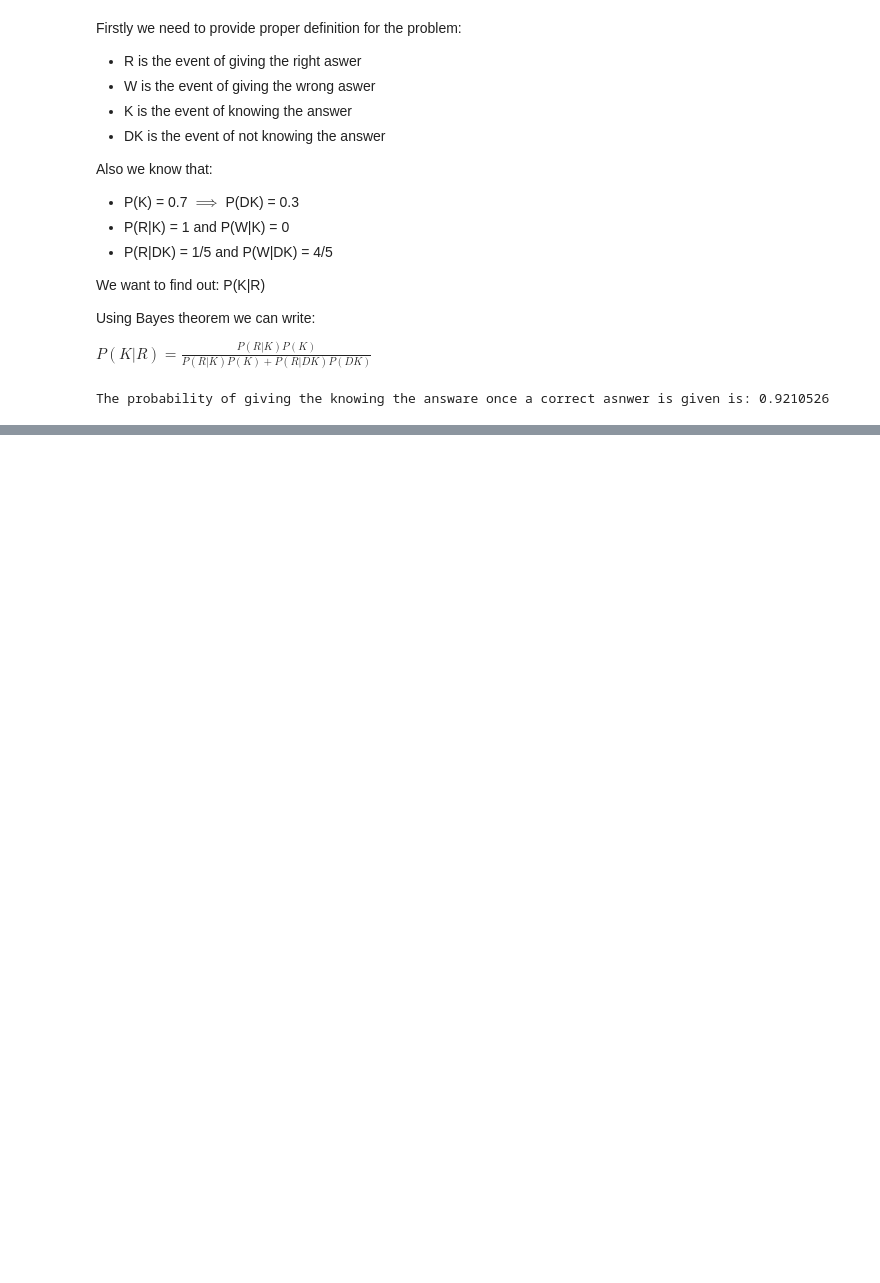
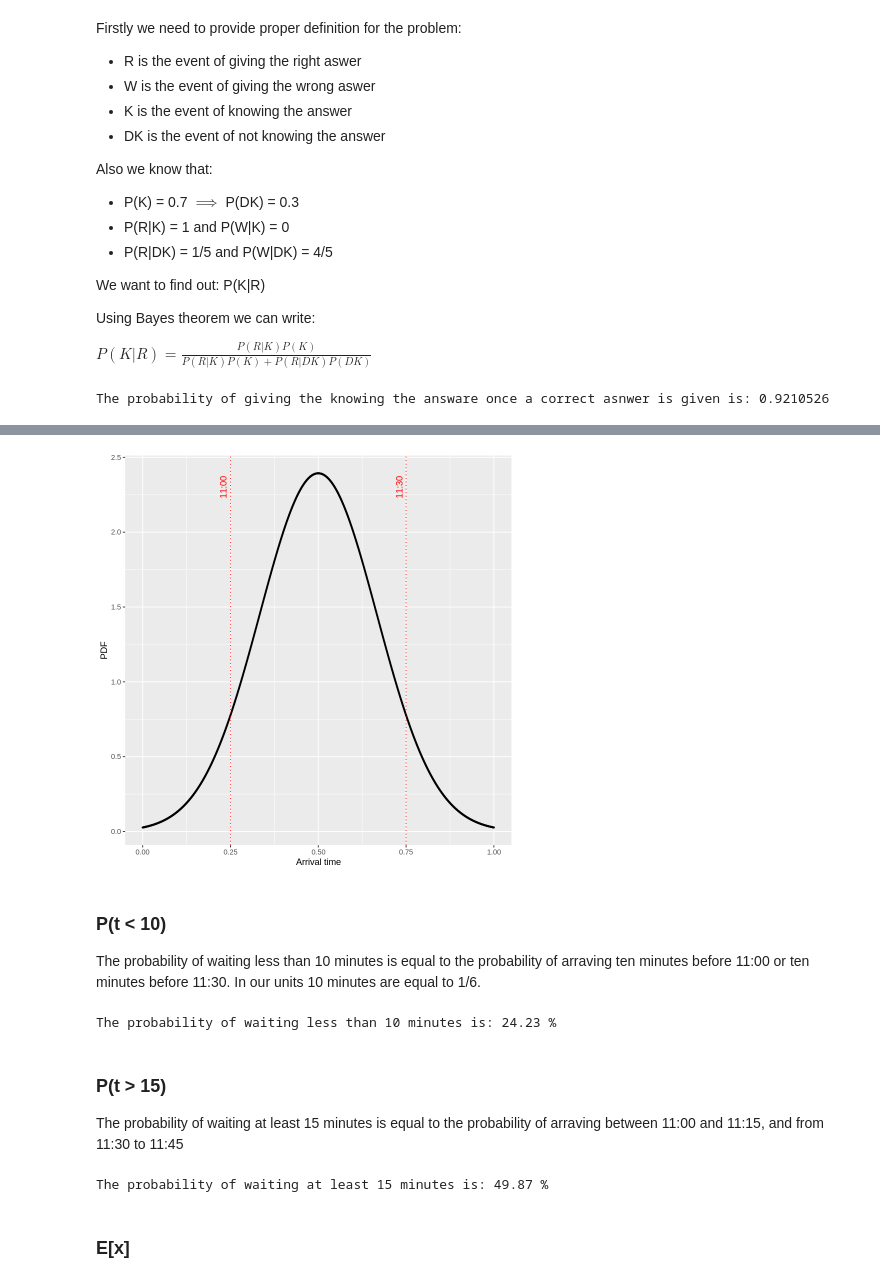
Before and after one commit to vepe99/Advance-Statistics-for-Physics-Analysis-, a Jupyter notebook: Lab2/Lab2.ipynb, the cells around one changed output, grey strips where cells are left out. Drawn from its saved outputs; the diff is of its cells as text; code cells hidden in the pictures; blank space fills up the shorter version.

```diff
--- a/Lab2/Lab2.ipynb
+++ b/Lab2/Lab2.ipynb
@@ -247,0 +251,36 @@ The probability of giving the knowing the answare once a correct asnwer is given
+# %%
+x <- seq(0,1, length.out = 1000)
+mean= 0.5
+sd=1/6
+
+
+ggplot() +
+geom_point(aes(x, dnorm(x, mean = mean, sd = sd)), size=0.5) +
+geom_vline(xintercept = c(0.25, 0.75), linetype='dotted', colour='red') +
+geom_text(aes(x=0.23, label='11:00', y=2.3), angle=90, colour='red') +
+geom_text(aes(x=0.73, label='11:30', y=2.3), angle=90, colour='red') +
+
+
+labs(x='Arrival time', y='PDF')
+# %% [output]
+[figure, added]
+# %% [markdown]
+### P(t < 10)
+The probability of waiting less than 10 minutes is equal to the probability of arraving ten minutes before 11:00 or ten minutes before 11:30. In our units 10 minutes are equal to 1/6.
+# %%
+P_1 <- integrate(function(n) {dnorm(n, mean=mean, sd=sd)}, lower = 0.25-(1/6), upper = 0.25)
+P_2 <- integrate(function(n) {dnorm(n, mean=mean, sd=sd)}, lower = 0.75-(1/6), upper = 0.75)
+cat('The probability of waiting less than 10 minutes is:', signif(P_1$value + P_2$value*100, digits = 4), '%')
+# %% [output]
+The probability of waiting less than 10 minutes is: 24.23 %
+# %% [markdown]
+### P(t > 15)
+The probability of waiting at least 15 minutes is equal to the probability of arraving between 11:00 and 11:15, and from 11:30 to 11:45
+# %%
+P_3 <- integrate(function(n){dnorm(n, mean=mean, sd=sd)}, lower=0.25, upper=0.5)
+P_4 <- integrate(function(n){dnorm(n, mean=mean, sd=sd)}, lower=0.75, upper=1    )
+cat('The probability of waiting at least 15 minutes is:', signif((P_3$value+P_4$value)*100, digits = 4), '%')
+# %% [output]
+The probability of waiting at least 15 minutes is: 49.87 %
+# %% [markdown]
+### E[x]
```
Also changed, not shown: parts of 12 cells of this notebook.
